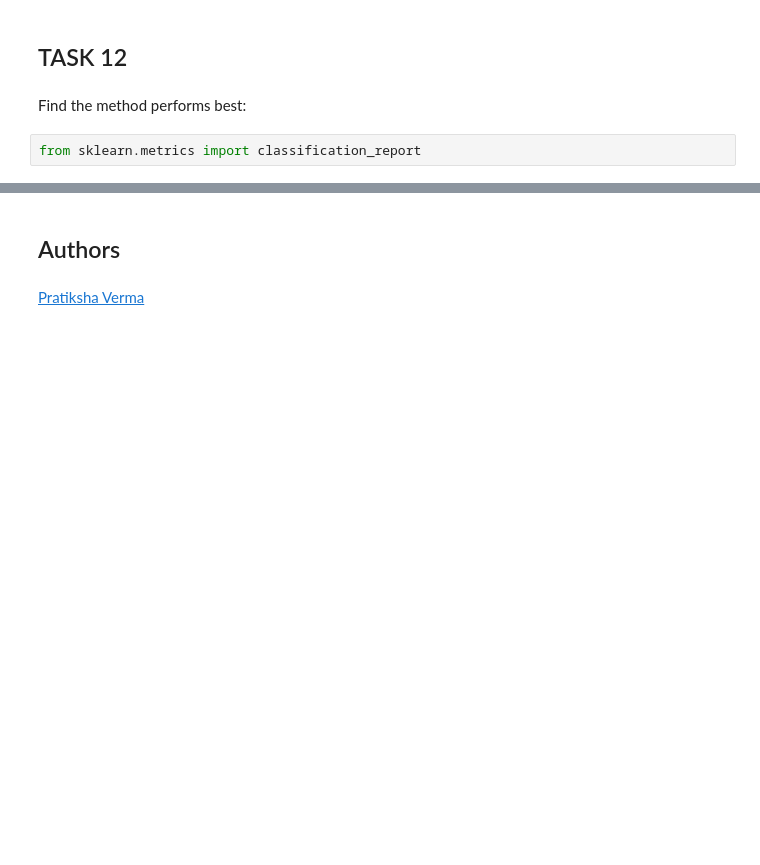
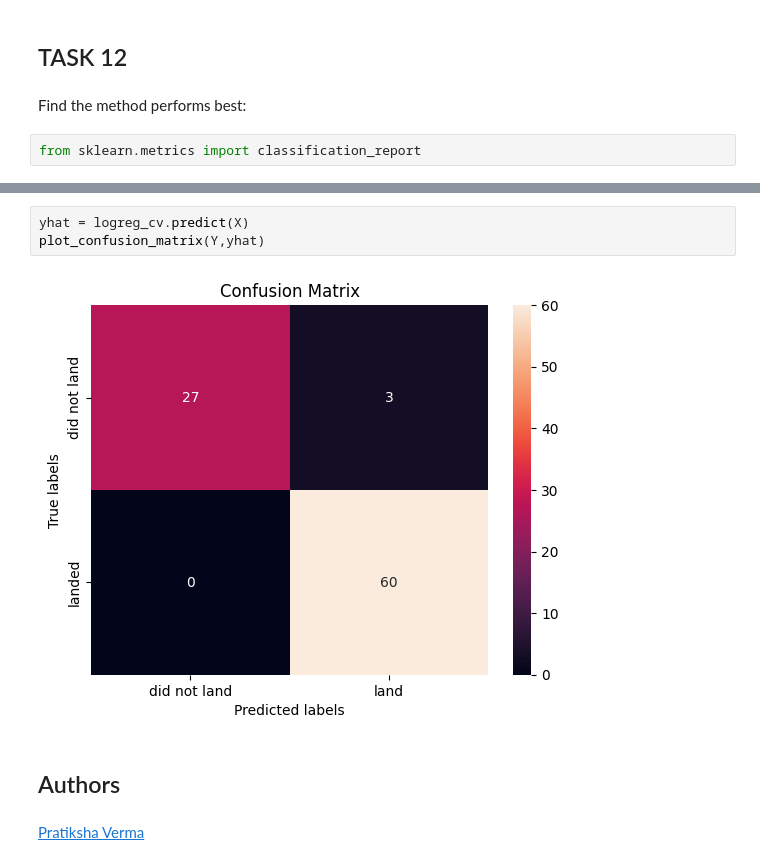
Before and after one commit to Jinkxt/IBM-Practice, a Jupyter notebook: CapStone/8-SpaceX_Machine_Learning_Prediction.jupyterlite.ipynb, the cells around one changed output, grey strips where cells are left out. Cells and saved outputs as stored; diff of their text form; blank space fills up the shorter version.

```diff
--- a/CapStone/8-SpaceX_Machine_Learning_Prediction.jupyterlite.ipynb
+++ b/CapStone/8-SpaceX_Machine_Learning_Prediction.jupyterlite.ipynb
@@ -376,3 +376,8 @@ plt.show()
+# %%
+yhat = logreg_cv.predict(X)
+plot_confusion_matrix(Y,yhat)
+# %% [output]
+[figure, added]
 # %% [markdown]
 ## Authors
 # %% [markdown]
```
Also changed, not shown: parts of 13 cells of this notebook.
